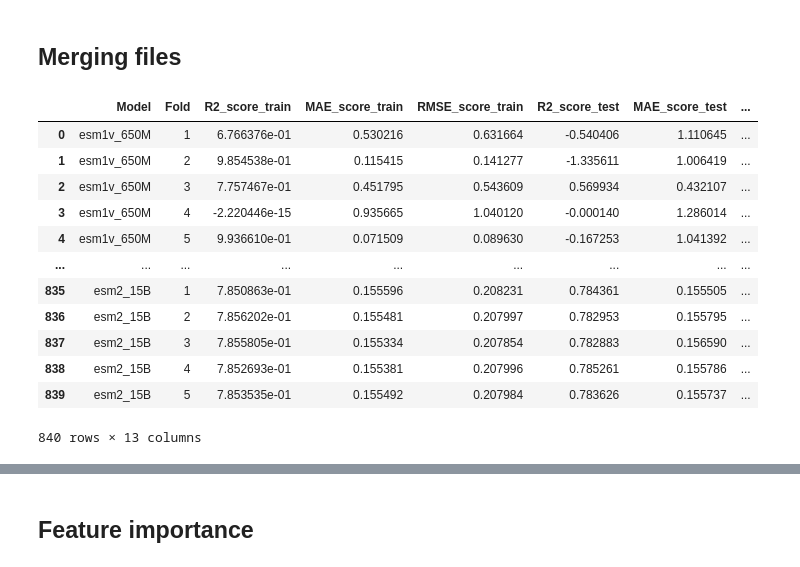
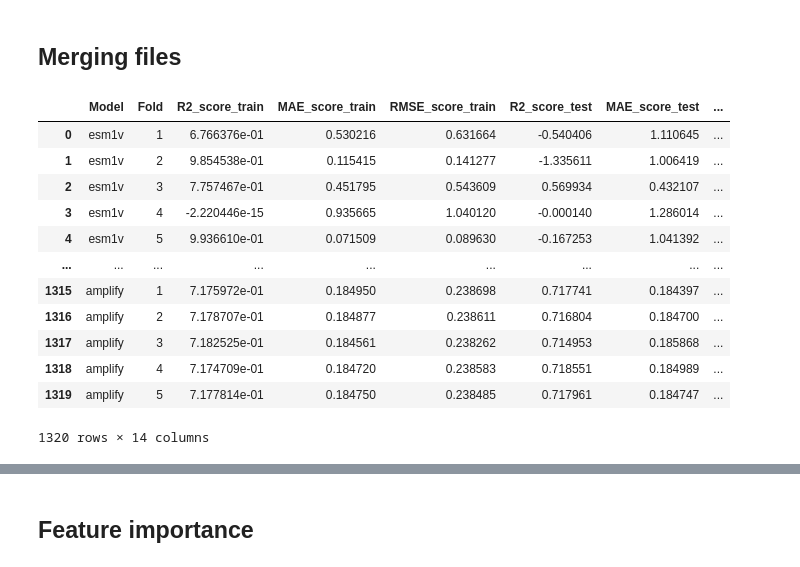
Before and after one commit to ziul-bio/SWAT, a Jupyter notebook: plot_results.ipynb, the cells around one changed output, grey strips where cells are left out. Saved outputs shown, nothing was run; the diff lists cells and outputs as text; code cells hidden in the pictures.

```diff
--- a/plot_results.ipynb
+++ b/plot_results.ipynb
@@ -1131,0 +989,28 @@ plt.show()
+# %%
+fig, axes = plt.subplots(3, 1, figsize=(5, 8), sharex=True)
+axes.flatten()
+
+models = ['esm2', 'esmc', 'amplify']
+
+for ax, model in zip(axes, models):
+    data = results.query('Sample_size >=100')
+    data = data.query(f'Model == "{model}"')
+
+    if model == 'esm2':
+        color = 'Blues'
+    elif model == 'esmc':
+        color = 'Greens'
+    else:
+        color = 'Oranges'
+
+    ax.set_title(f"{model.upper()}", fontsize=10)
+    sns.lineplot(data=data, x='Sample_size', y='R2_score_test', hue='ModelSize', marker='o', err_style="bars", palette=color, legend=True, ax=ax)
+    ax.set_ylabel('$R^2$')
+    ax.set_xlabel('Sample Size')
+    ax.set_xscale('log')
+    ax.legend(title='Model Size', loc='lower right', title_fontsize=8, fontsize=6, markerscale=0.8, handlelength=0.5, borderpad=0.2)
+    ax.set_xlim(left=80, right=1000000)
+
+
+#plt.savefig('results/lassoCV_sampling/HIS7/sampling_all_Models.png', dpi=600, bbox_inches='tight')
+plt.show()
@@ -1132,28 +1019,33 @@ plt.show()
 # %% [markdown]
 ## Merging files
 # %%
+datasets = ['BLAT_ECOLX_2015', 'PABP_doubles', 'HIS7']
+
 results = pd.DataFrame()
-datasets = ['BLAT_ECOLX_2015', 'PABP_doubles', 'HIS7_YEAST']
-for dms in datasets:
-    res = pd.read_csv(f'results/lassoCV_{dms}/lassoCV_sampling/{dms}_sampling_all_Models_mean.csv', index_col=0)
-    res['Dataset'] = [dms] * res.shape[0]
-    results = pd.concat([results, res])
+for dataset in datasets:
+    for model in ['esm1v_650M', 'esm2_8M', 'esm2_35M', 'esm2_150M', 'esm2_650M', 'esm2_3B', 'esm2_15B', 'esmc_300M', 'esmc_600M', 'amplify_120M', 'amplify_350M']:
+        dta = pd.read_csv(f'results/lassoCV_sampling/{dataset}/{dataset}_sampling_{model}_mean.csv', index_col=0)
+        dta['Model'] = [model] * dta.shape[0]
+        dta['Dataset'] = [dataset] * dta.shape[0]
+        results = pd.concat([results, dta], axis=0)
 
 results.reset_index(drop=True, inplace=True)
+results[['Model', 'ModelSize']] = results['Model'].str.split('_', expand=True)
+
 results
 # %% [output]
 |  | Model | Fold | R2_score_train | MAE_score_train | RMSE_score_train | R2_score_test | MAE_score_test | ... |
-| 0 | esm1v_650M | 1 | 6.766376e-01 | 0.530216 | 0.631664 | -0.540406 | 1.110645 | ... |
-| 1 | esm1v_650M | 2 | 9.854538e-01 | 0.115415 | 0.141277 | -1.335611 | 1.006419 | ... |
-| 2 | esm1v_650M | 3 | 7.757467e-01 | 0.451795 | 0.543609 | 0.569934 | 0.432107 | ... |
-| 3 | esm1v_650M | 4 | -2.220446e-15 | 0.935665 | 1.040120 | -0.000140 | 1.286014 | ... |
-| 4 | esm1v_650M | 5 | 9.936610e-01 | 0.071509 | 0.089630 | -0.167253 | 1.041392 | ... |
+| 0 | esm1v | 1 | 6.766376e-01 | 0.530216 | 0.631664 | -0.540406 | 1.110645 | ... |
+| 1 | esm1v | 2 | 9.854538e-01 | 0.115415 | 0.141277 | -1.335611 | 1.006419 | ... |
+| 2 | esm1v | 3 | 7.757467e-01 | 0.451795 | 0.543609 | 0.569934 | 0.432107 | ... |
+| 3 | esm1v | 4 | -2.220446e-15 | 0.935665 | 1.040120 | -0.000140 | 1.286014 | ... |
+| 4 | esm1v | 5 | 9.936610e-01 | 0.071509 | 0.089630 | -0.167253 | 1.041392 | ... |
 | ... | ... | ... | ... | ... | ... | ... | ... | ... |
-| 835 | esm2_15B | 1 | 7.850863e-01 | 0.155596 | 0.208231 | 0.784361 | 0.155505 | ... |
-| 836 | esm2_15B | 2 | 7.856202e-01 | 0.155481 | 0.207997 | 0.782953 | 0.155795 | ... |
-| 837 | esm2_15B | 3 | 7.855805e-01 | 0.155334 | 0.207854 | 0.782883 | 0.156590 | ... |
-| 838 | esm2_15B | 4 | 7.852693e-01 | 0.155381 | 0.207996 | 0.785261 | 0.155786 | ... |
-| 839 | esm2_15B | 5 | 7.853535e-01 | 0.155492 | 0.207984 | 0.783626 | 0.155737 | ... |
+| 1315 | amplify | 1 | 7.175972e-01 | 0.184950 | 0.238698 | 0.717741 | 0.184397 | ... |
+| 1316 | amplify | 2 | 7.178707e-01 | 0.184877 | 0.238611 | 0.716804 | 0.184700 | ... |
+| 1317 | amplify | 3 | 7.182525e-01 | 0.184561 | 0.238262 | 0.714953 | 0.185868 | ... |
+| 1318 | amplify | 4 | 7.174709e-01 | 0.184720 | 0.238583 | 0.718551 | 0.184989 | ... |
+| 1319 | amplify | 5 | 7.177814e-01 | 0.184750 | 0.238485 | 0.717961 | 0.184747 | ... |
-840 rows × 13 columns
+1320 rows × 14 columns
 # %%
 #results.to_csv('results/summary_DMS4_sampling.csv')
```
Also changed, not shown: parts of 24 cells of this notebook, 1 other file.
